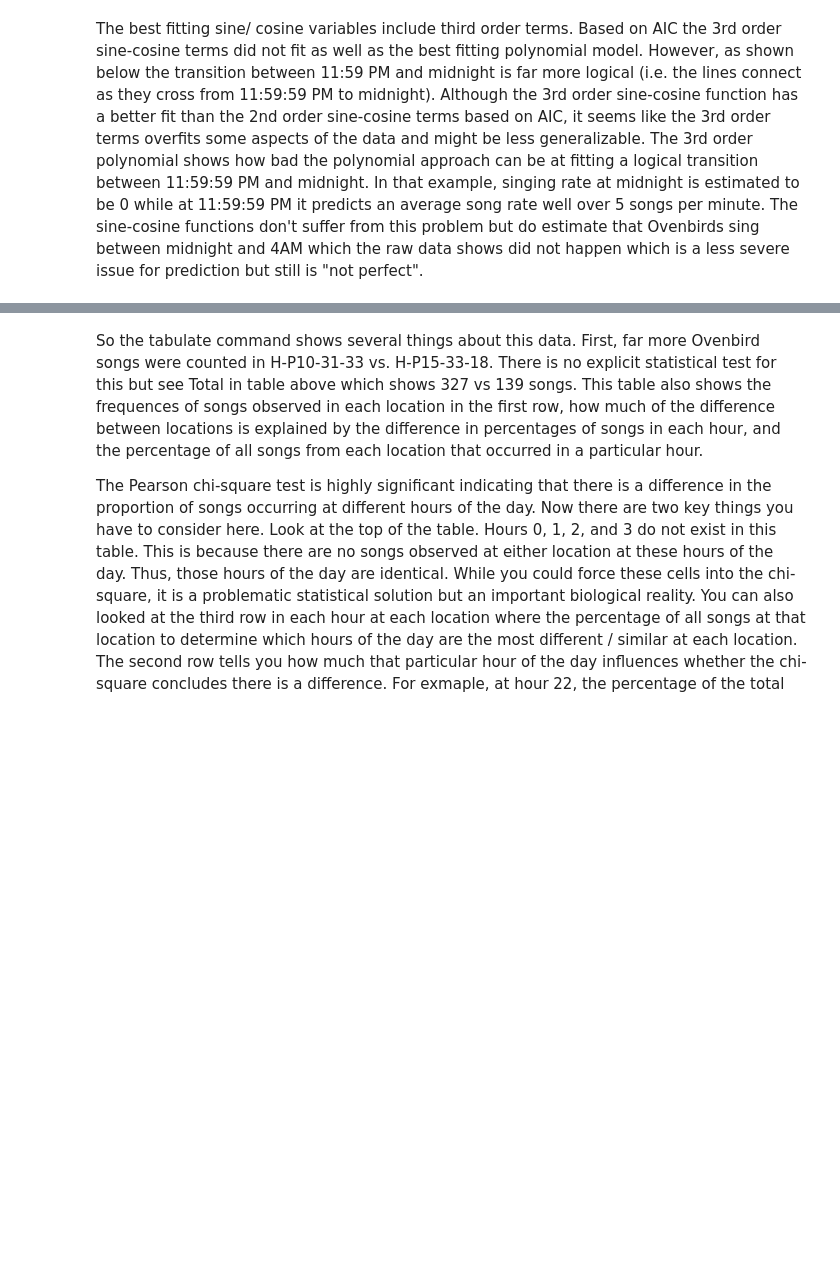
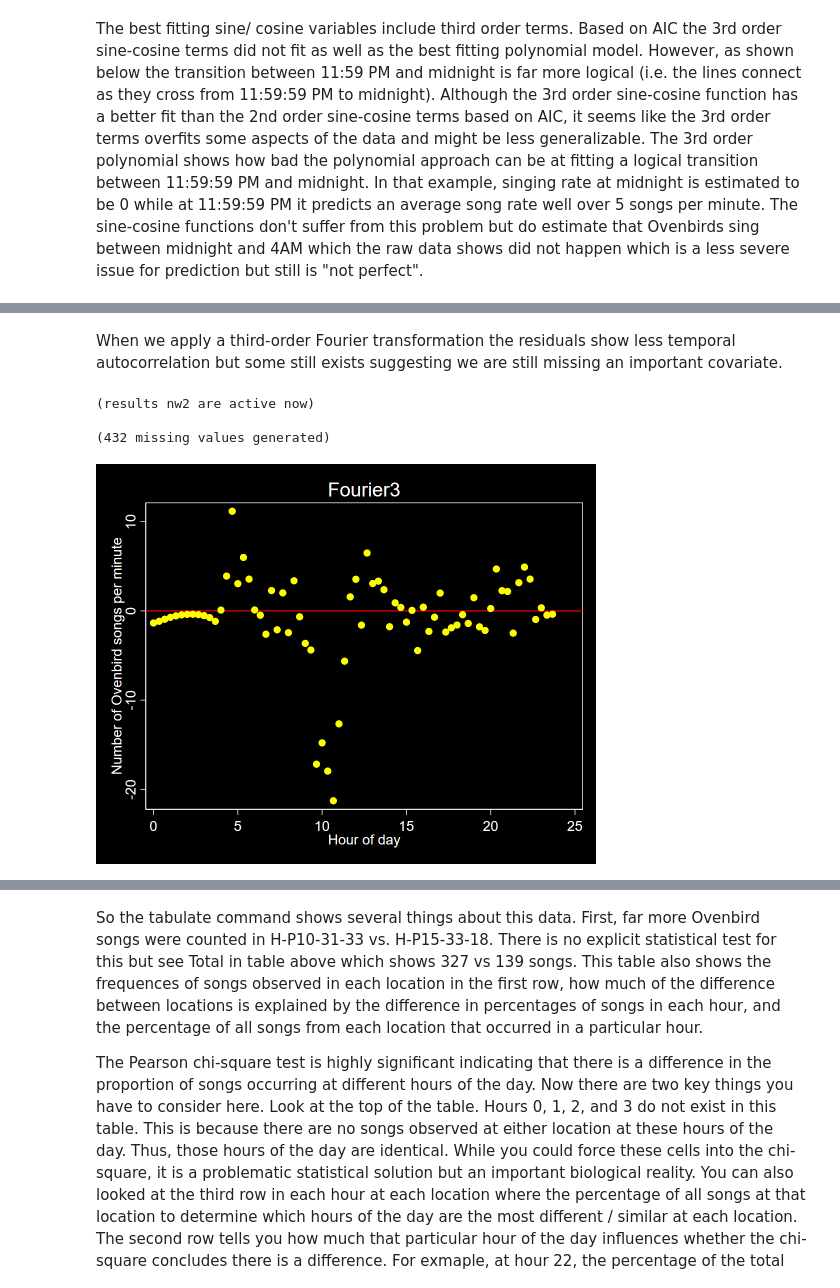
Before and after one commit to erinbayne/HowTo, a Jupyter notebook: TimeOfDay/TimeOfDay.ipynb, the cells around one changed output, grey strips where cells are left out. Drawn from its saved outputs; the diff is of its cells as text; code cells hidden in the pictures; blank space fills up the shorter version.

```diff
--- a/TimeOfDay/TimeOfDay.ipynb
+++ b/TimeOfDay/TimeOfDay.ipynb
@@ -336 +389,15 @@ twoway (line FITsin2cos2 propday, sort lcolor(orange) lpattern(dash)) (line FITs
+# %% [markdown]
+When we apply a third-order Fourier transformation the residuals show less temporal autocorrelation but some still exists suggesting we are still missing an important covariate.
+# %%
+%%stata
+quietly glm songcnt c.sinstod c.cosstod c.sin2stod c.cos2stod c.sin3stod c.cos3stod if location=="H-P10-31-33", nolog f(nb) vce(hac nwest 1)
+est store nw2
+est restore nw2
+predict resr2 if location=="H-P10-31-33", response
+twoway (scatter resr2 propday if location=="H-P10-31-33"), yline(0)  xtitle(Hour of day) ytitle(Number of Ovenbird songs per minute) title (Fourier3)
+# %% [output]
+(results nw2 are active now)
+
+(432 missing values generated)
+[figure, added]
 # %% [markdown]
```
Also changed, not shown: parts of 16 cells of this notebook, 1 other file.
